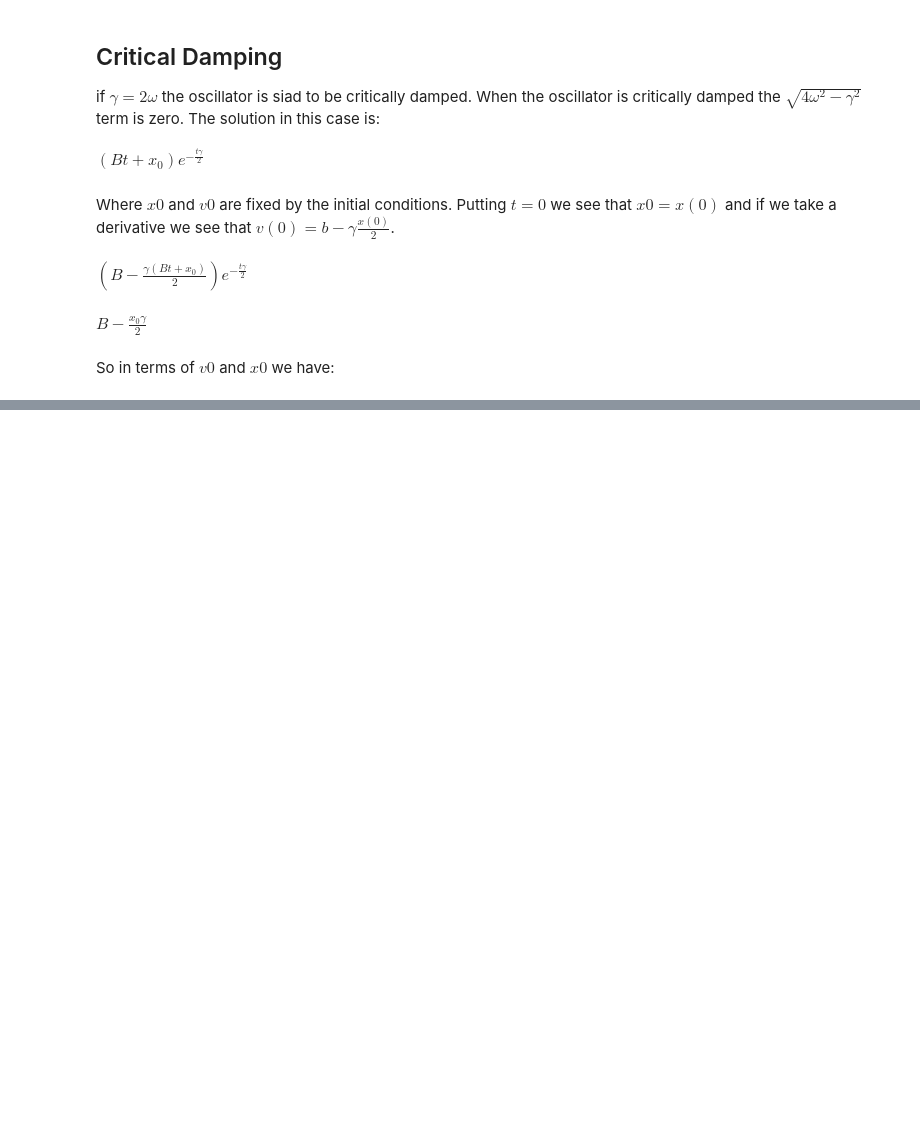
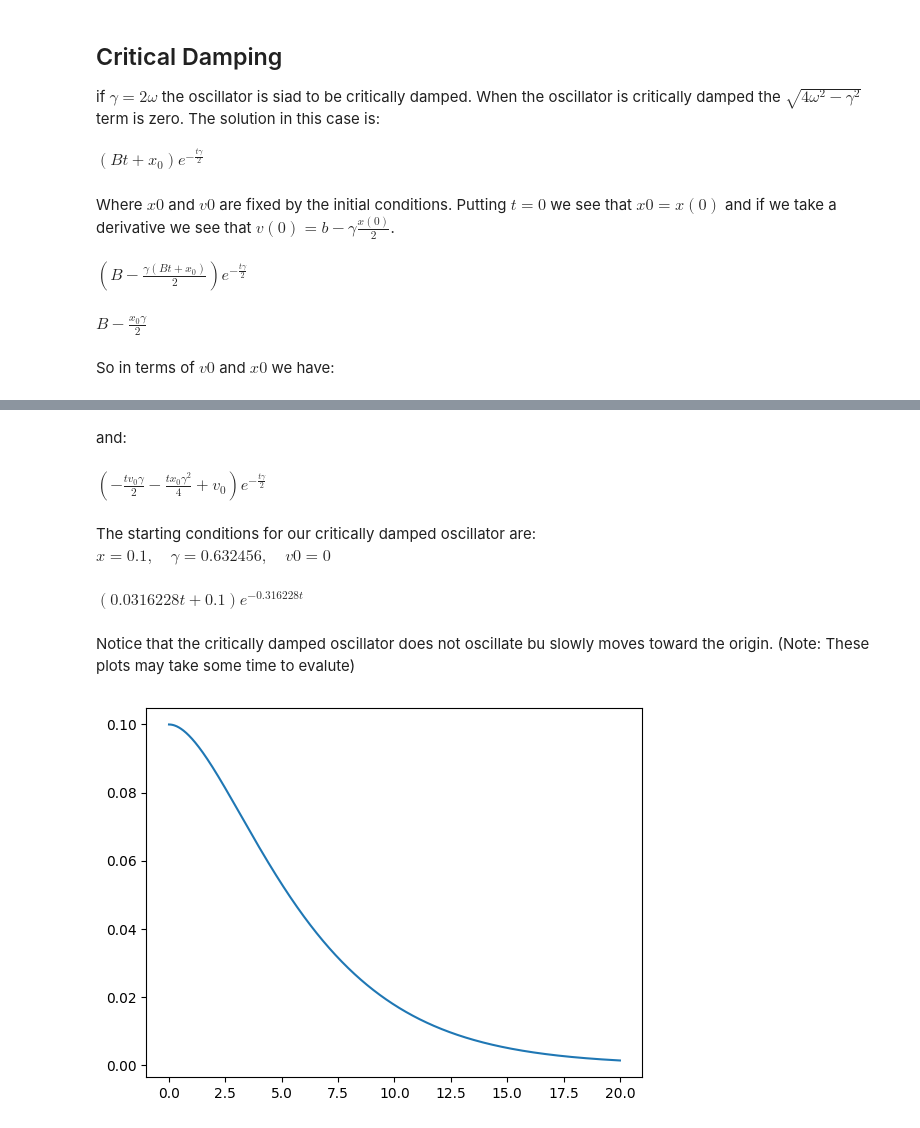
Before and after one commit to brinerk/LabsCapstone, a Jupyter notebook: Lab13/Lab13.ipynb, the cells around one changed output, grey strips where cells are left out. Saved outputs shown, nothing was run; the diff lists cells and outputs as text; code cells hidden in the pictures; blank space fills up the shorter version.

```diff
--- a/Lab13/Lab13.ipynb
+++ b/Lab13/Lab13.ipynb
@@ -418,17 +378,17 @@ Try a few different values of $\gamma$ (for both functions) and see what happend
 <h2>Critical Damping</h2>
 if $\gamma = 2 \omega$ the oscillator is siad to be critically damped. When the oscillator is critically damped the $\sqrt{4 \omega^2 - \gamma^2}$ term is zero. The solution in this case is:
 # %%
-def xCritial(x0, B, γ):
+def xCritical(x0, B, γ):
     return (x0 + B*t)*sym.E**(-(γ*t)/2)
 
-xCritial(x0, B, γ)
+xCritical(x0, B, γ)
 # %% [output]
 $\displaystyle \left(B t + x_{0}\right) e^{- \frac{t γ}{2}}$
 # %% [markdown]
 Where $x0$ and $v0$ are fixed by the initial conditions. Putting $t = 0$ we see that $x0 = x(0)$ and if we take a derivative we see that $v(0) = b- \gamma \frac{x(0)}{2}$.
 # %%
 def vCritical(x0, B, γ):
-    return sym.simplify(sym.diff(xCritial(x0, B, γ),t))
+    return sym.simplify(sym.diff(xCritical(x0, B, γ),t))
 vCritical(x0, B, γ)
 # %% [output]
 $\displaystyle \left(B - \frac{γ \left(B t + x_{0}\right)}{2}\right) e^{- \frac{t γ}{2}}$
@@ -439,5 +399,8 @@ $\displaystyle B - \frac{x_{0} γ}{2}$
 # %% [markdown]
 So in terms of $v0$ and $x0$ we have:
 # %%
-sym.solve(vCritical(x0,B,γ),B)[0]
+v0 = sym.symbols('v0')
+v0Crit = sym.Eq(v0, vCritical(x0, B, γ).subs(t,0))
+newB = sym.solve(v0Crit,B)[0]
+newB
 # %% [output]
@@ -444,0 +414,25 @@ $\displaystyle - \frac{x_{0} γ}{t γ - 2}$
+# %% [markdown]
+and:
+# %%
+sym.simplify(vCritical(x0, newB, γ))
+# %% [output]
+$\displaystyle \left(- \frac{t v_{0} γ}{2} - \frac{t x_{0} γ^{2}}{4} + v_{0}\right) e^{- \frac{t γ}{2}}$
+# %% [markdown]
+The starting conditions for our critically damped oscillator are:
+<br>
+$x = 0.1, \quad \gamma = 0.632456, \quad v0 = 0$
+# %%
+xCritical(x0, newB, γ).subs({x0: 0.1, γ: 0.632456, v0: 0})
+# %% [output]
+$\displaystyle \left(0.0316228 t + 0.1\right) e^{- 0.316228 t}$
+# %% [markdown]
+Notice that the critically damped oscillator does not oscillate bu slowly moves toward the origin. (Note: These plots may take some time to evalute)
+# %%
+x = np.linspace(0,20,1000)
+criticalEval = [xCritical(x0, newB, γ).subs({x0: 0.1, γ: 0.632456, v0: 0, t: i}) for i in x]
+criticalEval
+
+plt.plot(x, criticalEval)
+plt.show()
+# %% [output]
+[figure, added]
```
Also changed, not shown: parts of 34 cells of this notebook.
